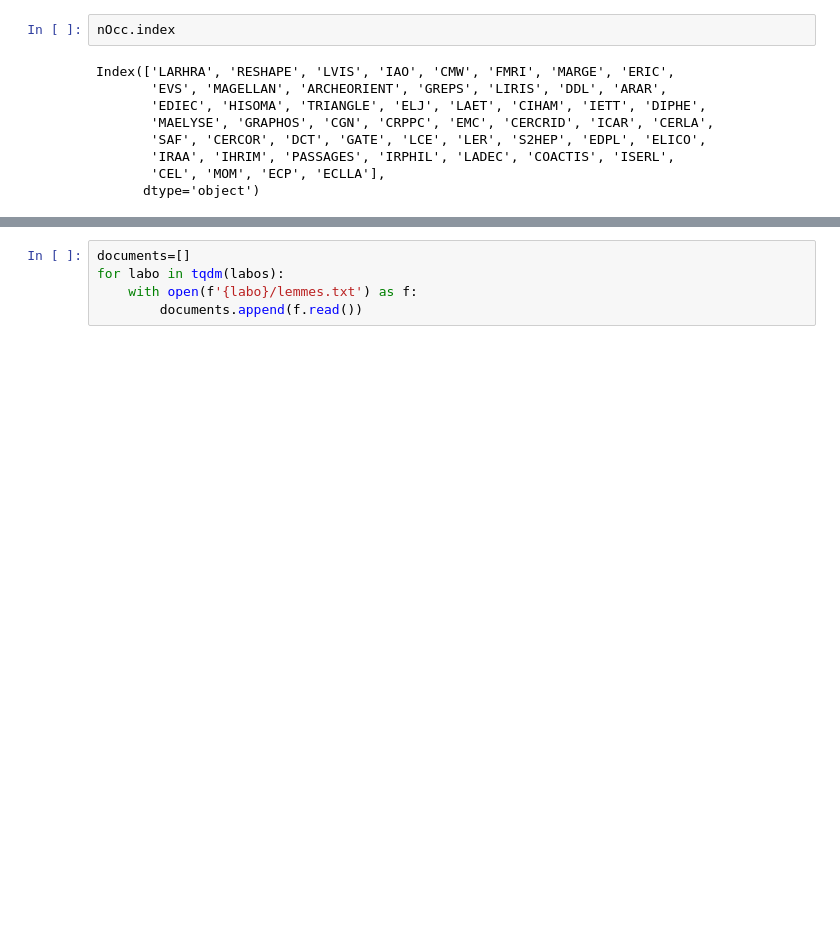
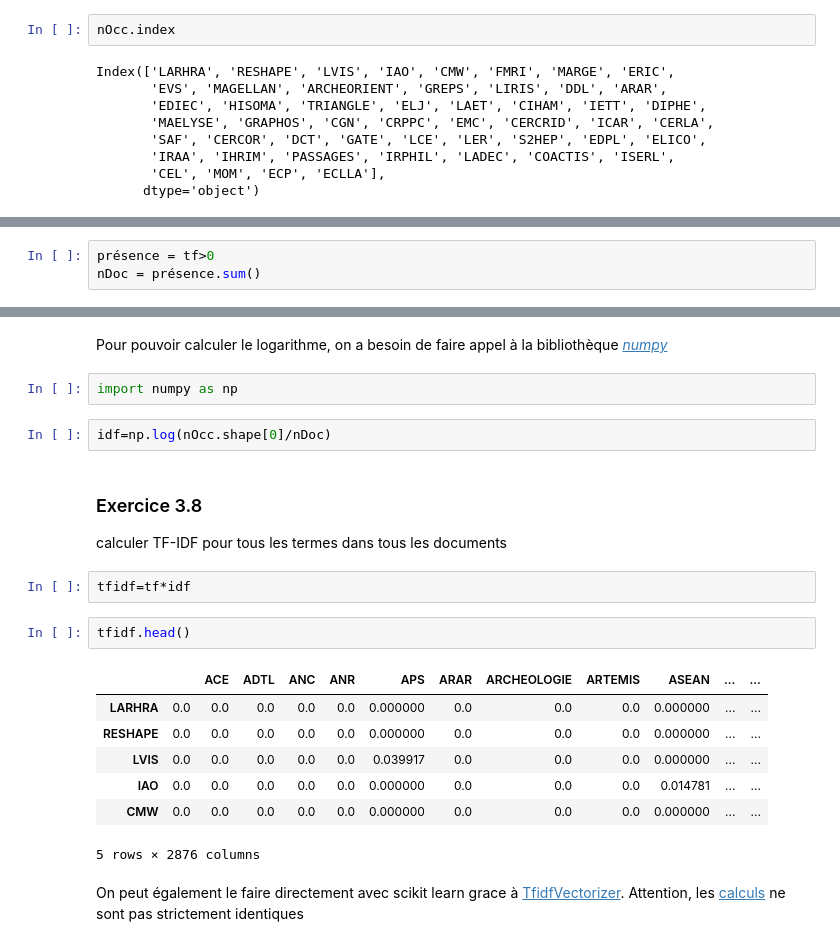
Before and after one commit to Geminy3/Webscrapping_formation, a Jupyter notebook: Notebook 3 - corrigé.ipynb, the cells around one changed output, grey strips where cells are left out. Drawn from its saved outputs; the diff is of its cells as text; blank space fills up the shorter version.

```diff
--- a/Notebook 3 - corrigé.ipynb
+++ b/Notebook 3 - corrigé.ipynb
@@ -248,0 +370,3 @@ from spacy.lang.fr.stop_words import STOP_WORDS as fr_stop
+# %%
+présence = tf>0
+nDoc = présence.sum()
@@ -249,6 +380,24 @@ from spacy.lang.fr.stop_words import STOP_WORDS as fr_stop
+# %% [markdown]
+Pour pouvoir calculer le logarithme, on a besoin de faire appel à la bibliothèque *[numpy](https://numpy.org/)*
+# %%
+import numpy as np
 # %%
-documents=[]
-for labo in tqdm(labos):
-    with open(f'{labo}/lemmes.txt') as f:
-        documents.append(f.read())
+idf=np.log(nOcc.shape[0]/nDoc)
+# %% [markdown]
+### Exercice 3.8
+calculer TF-IDF pour tous les termes dans tous les documents
+# %%
+tfidf=tf*idf
+# %%
+tfidf.head()
+# %% [output]
+|  |  | ACE | ADTL | ANC | ANR | APS | ARAR | ARCHEOLOGIE | ARTEMIS | ASEAN | ... | ... |
+| LARHRA | 0.0 | 0.0 | 0.0 | 0.0 | 0.0 | 0.000000 | 0.0 | 0.0 | 0.0 | 0.000000 | ... | ... |
+| RESHAPE | 0.0 | 0.0 | 0.0 | 0.0 | 0.0 | 0.000000 | 0.0 | 0.0 | 0.0 | 0.000000 | ... | ... |
+| LVIS | 0.0 | 0.0 | 0.0 | 0.0 | 0.0 | 0.039917 | 0.0 | 0.0 | 0.0 | 0.000000 | ... | ... |
+| IAO | 0.0 | 0.0 | 0.0 | 0.0 | 0.0 | 0.000000 | 0.0 | 0.0 | 0.0 | 0.014781 | ... | ... |
+| CMW | 0.0 | 0.0 | 0.0 | 0.0 | 0.0 | 0.000000 | 0.0 | 0.0 | 0.0 | 0.000000 | ... | ... |
+5 rows × 2876 columns
+# %% [markdown]
+On peut également le faire directement avec scikit learn grace à [TfidfVectorizer](https://scikit-learn.org/stable/modules/generated/sklearn.feature_extraction.text.TfidfVectorizer.html). Attention, les [calculs](https://scikit-learn.org/stable/modules/feature_extraction.html#tfidf-term-weighting) ne sont pas strictement identiques
 # %%
```
Also changed, not shown: parts of 58 cells of this notebook, 4 other files.
